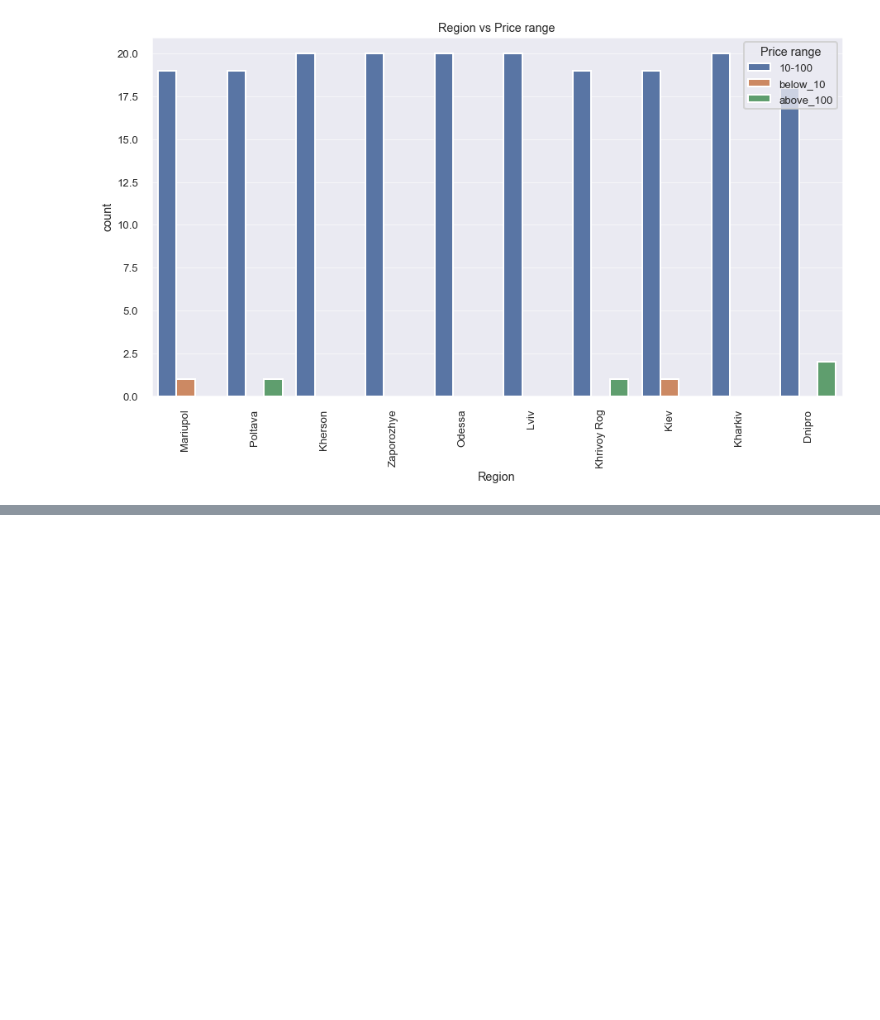
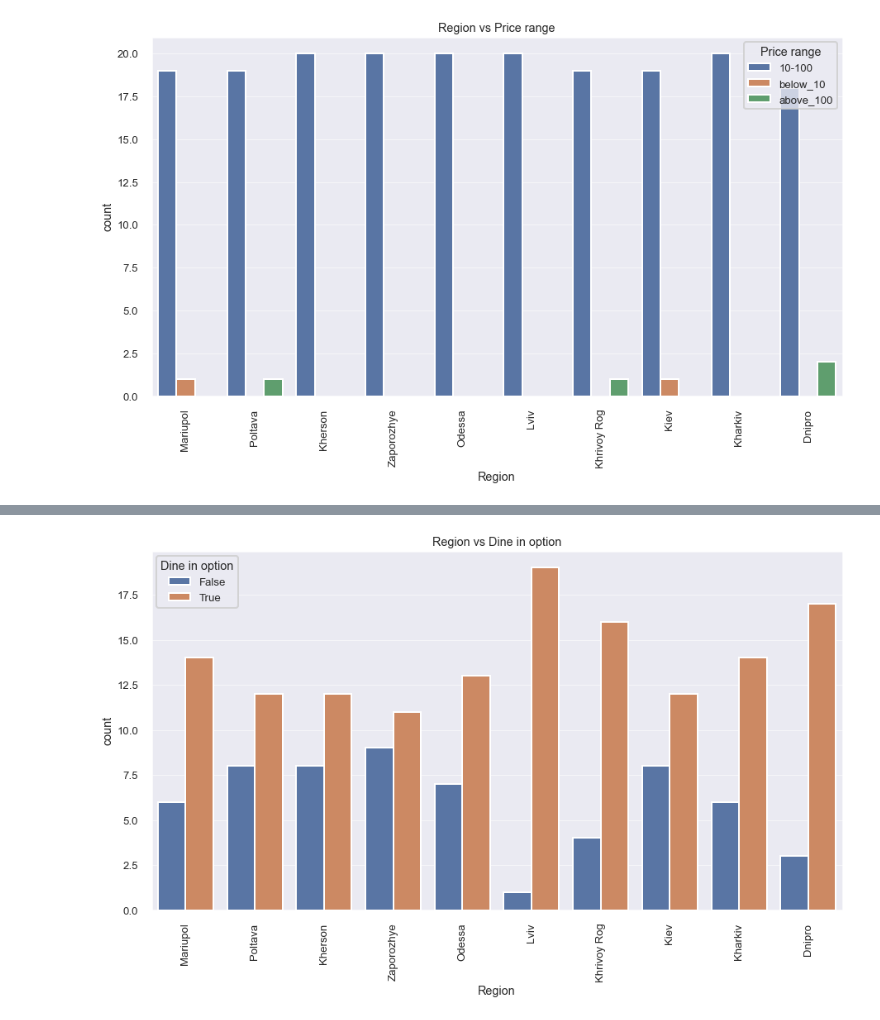
Before and after one commit to LenSin3/ukraine-coffee-shops, a Jupyter notebook: ukraine_coffee_shops.ipynb, the cells around one changed output, grey strips where cells are left out. Cells and saved outputs as stored; diff of their text form; code cells hidden in the pictures; blank space fills up the shorter version.

```diff
--- a/ukraine_coffee_shops.ipynb
+++ b/ukraine_coffee_shops.ipynb
@@ -259,0 +265,5 @@ regional_comparisons(df_clean, 'Price range')
+# %%
+# Region vs Dine in option
+regional_comparisons(df_clean, 'Dine in option')
+# %% [output]
+[figure, added]
```
Also changed, not shown: parts of 15 cells of this notebook.
